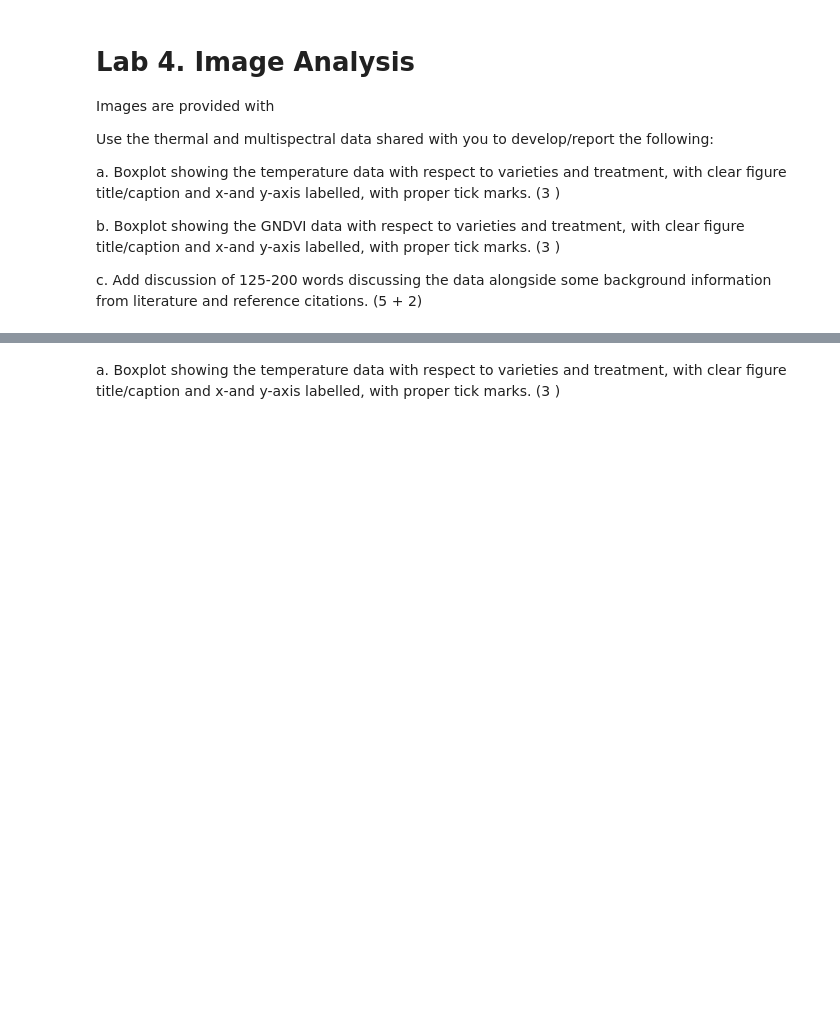
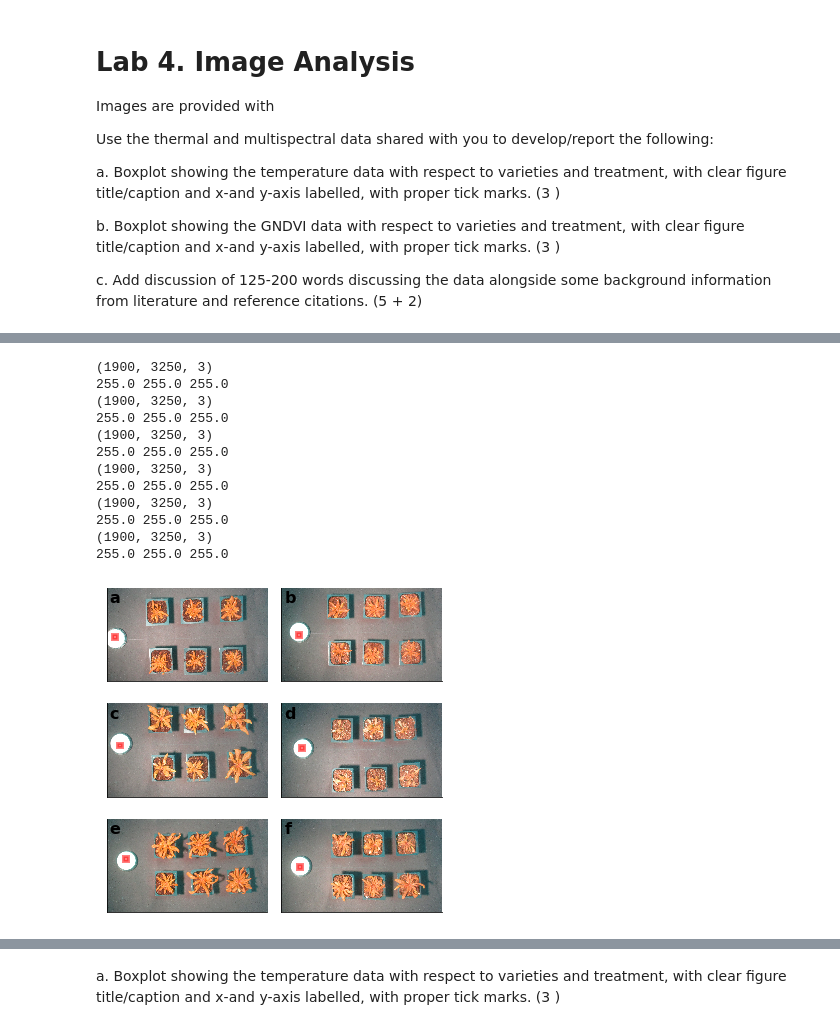
Before and after one commit to fieryWalrus1002/bsyse541_hw, a Jupyter notebook: lab4/lab4_image_analysis.ipynb, the cells around one changed output, grey strips where cells are left out. Drawn from its saved outputs; the diff is of its cells as text; code cells hidden in the pictures; blank space fills up the shorter version.

```diff
--- a/lab4/lab4_image_analysis.ipynb
+++ b/lab4/lab4_image_analysis.ipynb
@@ -66,3 +100,69 @@ for i, image in enumerate(images_ngb):
+# %%
+def calibration(
+    img_list: list, coord_list: list, figsize: tuple, panel_size: tuple = (50, 50)
+):
+    """ calculates the correction factor given the region of the reflectance panel """
+    # Create figure
+    fig, ax = plt.subplots(nrows=3, ncols=2, figsize=figsize, facecolor="white")
+
+    # Show the image data in subplots
+    ax = ax.flatten()
+
+    for i, a in enumerate(ax):
+        y, x = coord_list[i]
+        height, width = panel_size
+        img = img_list[i]
+        stylize_axes(a)
+
+        plot_boundary = patches.Rectangle(
+            xy=(x, y),
+            width=width,
+            height=height,
+            edgecolor="r",
+            lw=3,
+            facecolor="r",
+            alpha=0.5,
+        )
+        a.add_patch(plot_boundary)
+        a.text(
+            60, 300, string.ascii_lowercase[i], size=16, weight="bold", color="black"
+        )
+        a.imshow(img, interpolation="none", cmap="gray")
+
+        # calculate band values
+        print(img.shape)
+        nir_mean = np.mean(img[y:y+height, x:x+width, 0])
+        g_mean = np.mean(img[y:y+height, x:x+width, 1])
+        b_mean = np.mean(img[y:y+height, x:x+width, 2])
+        print(nir_mean, g_mean, b_mean)
+
+    plt.savefig("calibration.png")
+    plt.tight_layout()
+    plt.show()
+
+coord_list = [
+    (950, 100),
+    (900, 300),
+    (800, 200),
+    (850, 350),
+    (750, 325),
+    (925, 325),
+]
+calibration(images_ngb, coord_list, figsize=(5, 5), panel_size=(100, 100))
+# %% [output]
+(1900, 3250, 3)
+255.0 255.0 255.0
+(1900, 3250, 3)
+255.0 255.0 255.0
+(1900, 3250, 3)
+255.0 255.0 255.0
+(1900, 3250, 3)
+255.0 255.0 255.0
+(1900, 3250, 3)
+255.0 255.0 255.0
+(1900, 3250, 3)
+255.0 255.0 255.0
+[figure, added]
 # %%
 # segment image from background using hsv colorspace
 # explore hsv space
```
Also changed, not shown: parts of 24 cells of this notebook, 8 other files.
